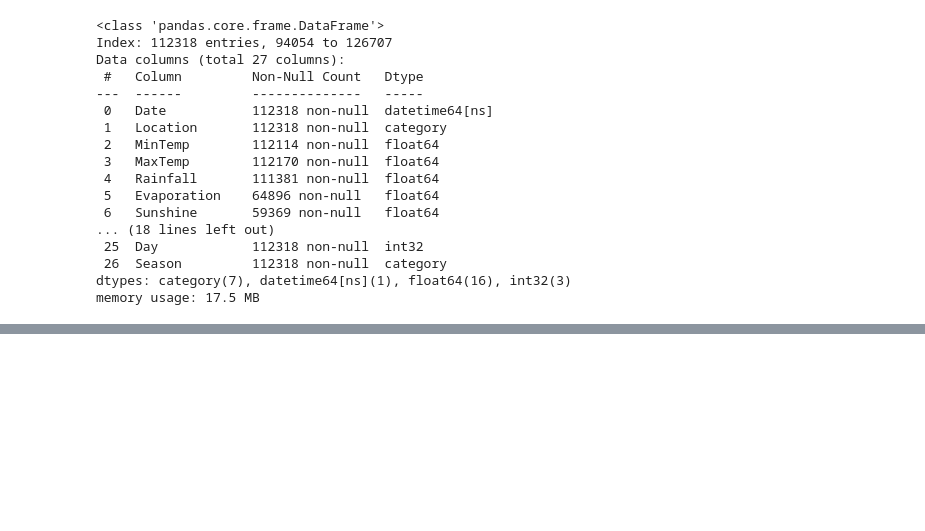
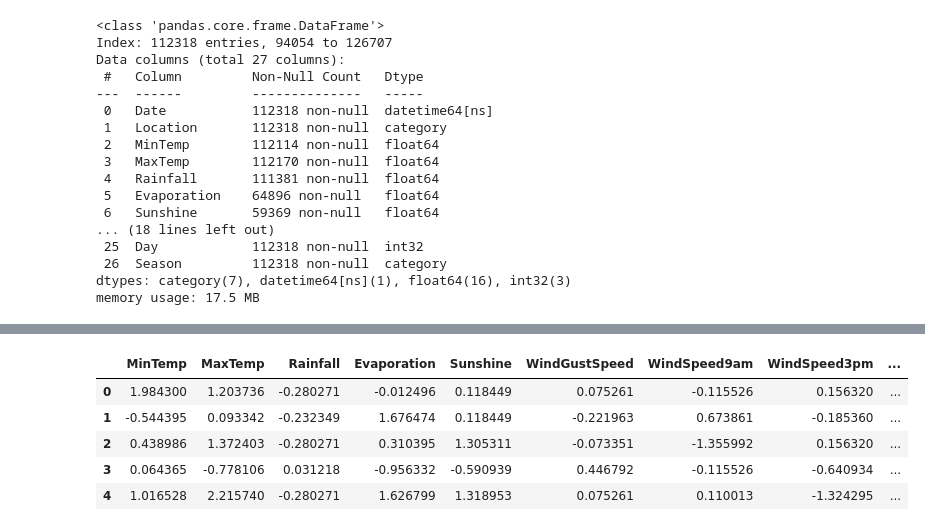
Before and after one commit to CruzElizorios/AA1-TUIA-Dimenna-ElizondoRios-Mendez, a Jupyter notebook: TP_clasificacion_AA1.ipynb, the cells around one changed output, grey strips where cells are left out. Drawn from its saved outputs; the diff is of its cells as text; code cells hidden in the pictures; blank space fills up the shorter version.

```diff
--- a/TP_clasificacion_AA1.ipynb
+++ b/TP_clasificacion_AA1.ipynb
@@ -587 +755,18 @@ for col in ['WindGustDir', 'WindDir9am', 'WindDir3pm']:
+# %%
+col_escaled = ['MinTemp', 'MaxTemp', 'Rainfall', 'Evaporation','Sunshine', 'WindGustSpeed', 'WindSpeed9am', 'WindSpeed3pm',
+            'Humidity9am', 'Humidity3pm', 'Pressure9am', 'Pressure3pm','Cloud9am', 'Cloud3pm', 'Temp9am', 'Temp3pm']
+
+scaler = StandardScaler()
+
+x_train_scaled[col_escaled] = scaler.fit_transform(x_train_scaled[col_escaled])
+x_test_scaled[col_escaled] = scaler.transform(x_test_scaled[col_escaled])
+
+x_train_scaled.head()
+# %% [output]
+|  | MinTemp | MaxTemp | Rainfall | Evaporation | Sunshine | WindGustSpeed | WindSpeed9am | WindSpeed3pm | ... |
+| 0 | 1.984300 | 1.203736 | -0.280271 | -0.012496 | 0.118449 | 0.075261 | -0.115526 | 0.156320 | ... |
+| 1 | -0.544395 | 0.093342 | -0.232349 | 1.676474 | 0.118449 | -0.221963 | 0.673861 | -0.185360 | ... |
+| 2 | 0.438986 | 1.372403 | -0.280271 | 0.310395 | 1.305311 | -0.073351 | -1.355992 | 0.156320 | ... |
+| 3 | 0.064365 | -0.778106 | 0.031218 | -0.956332 | -0.590939 | 0.446792 | -0.115526 | -0.640934 | ... |
+| 4 | 1.016528 | 2.215740 | -0.280271 | 1.626799 | 1.318953 | 0.075261 | 0.110013 | -1.324295 | ... |
 # %%
```
Also changed, not shown: parts of 33 cells of this notebook.
